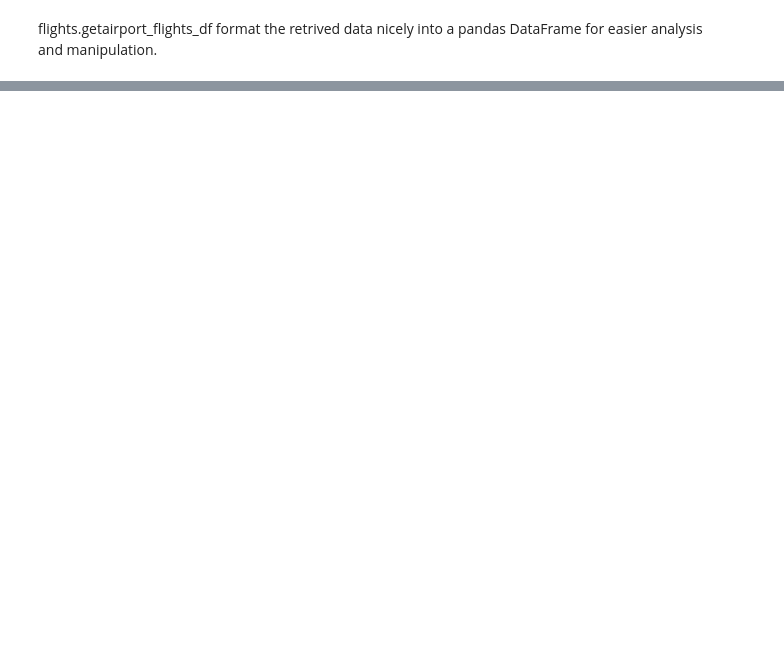
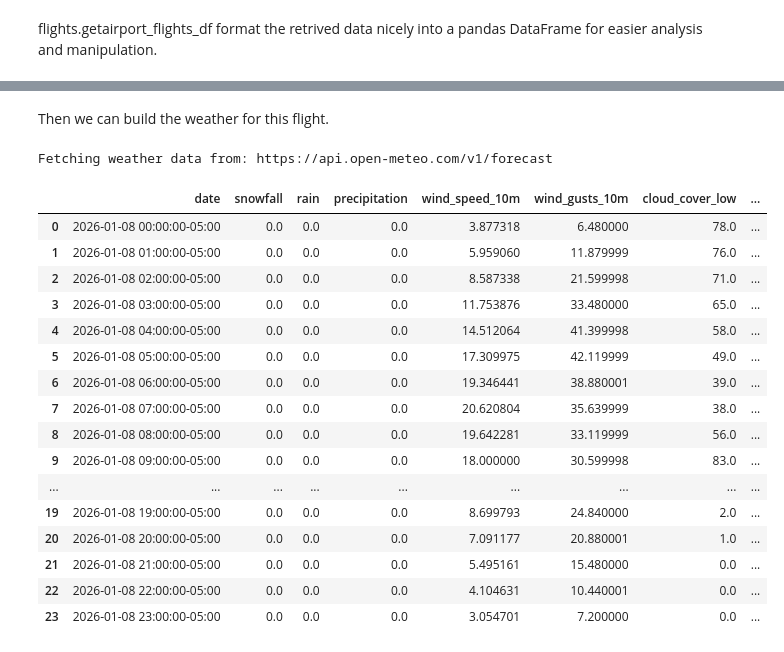
Before and after one commit to rashdul/flight-delay-prediction, a Jupyter notebook: notebooks/02_data_needed_discovery.ipynb, the cells around one changed output, grey strips where cells are left out. Drawn from its saved outputs; the diff is of its cells as text; code cells hidden in the pictures; blank space fills up the shorter version.

```diff
--- a/notebooks/02_data_needed_discovery.ipynb
+++ b/notebooks/02_data_needed_discovery.ipynb
@@ -325,0 +230,3 @@ This concludes the data retrieval process using OpenMeteo and AeroDataBox APIs.
+# %%
+flight_bt_df = flight_bt.build_final_flight_response()
+flight_bt_df
@@ -325,0 +236,36 @@ This concludes the data retrieval process using OpenMeteo and AeroDataBox APIs.
+# %% [markdown]
+Then we can build the weather for this flight.
+# %%
+from datetime import datetime, timedelta
+airport_code = flight_bt_df.iloc[0]['Origin']
+start_date = flight_bt_df.iloc[0]['date_local']
+end_date = (start_date + timedelta(hours=1))
+weather_bt = Weather(
+    api_caller=api_caller_weather,
+    airport_code=airport_code,
+    start_date=start_date.strftime("%Y-%m-%d"),
+    end_date=end_date.strftime("%Y-%m-%d"),
+    code_type="IATA",
+    time="future",
+)
+weather_bt_df = weather_bt.to_hourly_dataframe()
+weather_bt_df
+# %% [output]
+Fetching weather data from: https://api.open-meteo.com/v1/forecast
+|  | date | snowfall | rain | precipitation | wind_speed_10m | wind_gusts_10m | cloud_cover_low | ... |
+| 0 | 2026-01-08 00:00:00-05:00 | 0.0 | 0.0 | 0.0 | 3.877318 | 6.480000 | 78.0 | ... |
+| 1 | 2026-01-08 01:00:00-05:00 | 0.0 | 0.0 | 0.0 | 5.959060 | 11.879999 | 76.0 | ... |
+| 2 | 2026-01-08 02:00:00-05:00 | 0.0 | 0.0 | 0.0 | 8.587338 | 21.599998 | 71.0 | ... |
+| 3 | 2026-01-08 03:00:00-05:00 | 0.0 | 0.0 | 0.0 | 11.753876 | 33.480000 | 65.0 | ... |
+| 4 | 2026-01-08 04:00:00-05:00 | 0.0 | 0.0 | 0.0 | 14.512064 | 41.399998 | 58.0 | ... |
+| 5 | 2026-01-08 05:00:00-05:00 | 0.0 | 0.0 | 0.0 | 17.309975 | 42.119999 | 49.0 | ... |
+| 6 | 2026-01-08 06:00:00-05:00 | 0.0 | 0.0 | 0.0 | 19.346441 | 38.880001 | 39.0 | ... |
+| 7 | 2026-01-08 07:00:00-05:00 | 0.0 | 0.0 | 0.0 | 20.620804 | 35.639999 | 38.0 | ... |
+| 8 | 2026-01-08 08:00:00-05:00 | 0.0 | 0.0 | 0.0 | 19.642281 | 33.119999 | 56.0 | ... |
+| 9 | 2026-01-08 09:00:00-05:00 | 0.0 | 0.0 | 0.0 | 18.000000 | 30.599998 | 83.0 | ... |
+| ... | ... | ... | ... | ... | ... | ... | ... | ... |
+| 19 | 2026-01-08 19:00:00-05:00 | 0.0 | 0.0 | 0.0 | 8.699793 | 24.840000 | 2.0 | ... |
+| 20 | 2026-01-08 20:00:00-05:00 | 0.0 | 0.0 | 0.0 | 7.091177 | 20.880001 | 1.0 | ... |
+| 21 | 2026-01-08 21:00:00-05:00 | 0.0 | 0.0 | 0.0 | 5.495161 | 15.480000 | 0.0 | ... |
+| 22 | 2026-01-08 22:00:00-05:00 | 0.0 | 0.0 | 0.0 | 4.104631 | 10.440001 | 0.0 | ... |
+| 23 | 2026-01-08 23:00:00-05:00 | 0.0 | 0.0 | 0.0 | 3.054701 | 7.200000 | 0.0 | ... |
```
Also changed, not shown: parts of 29 cells of this notebook, 5 other files.
